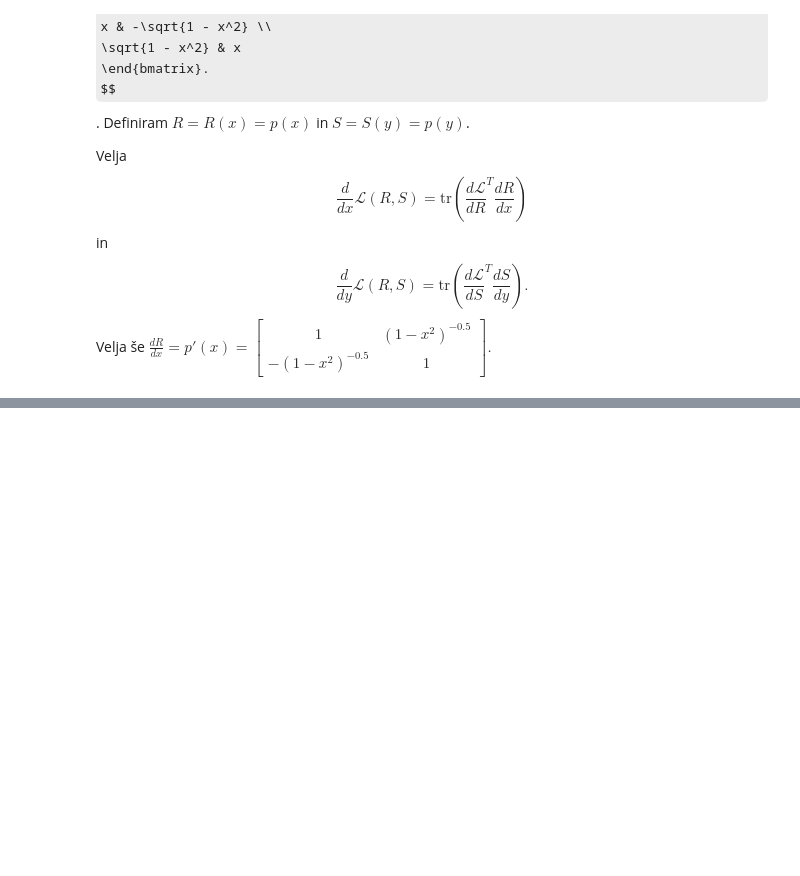
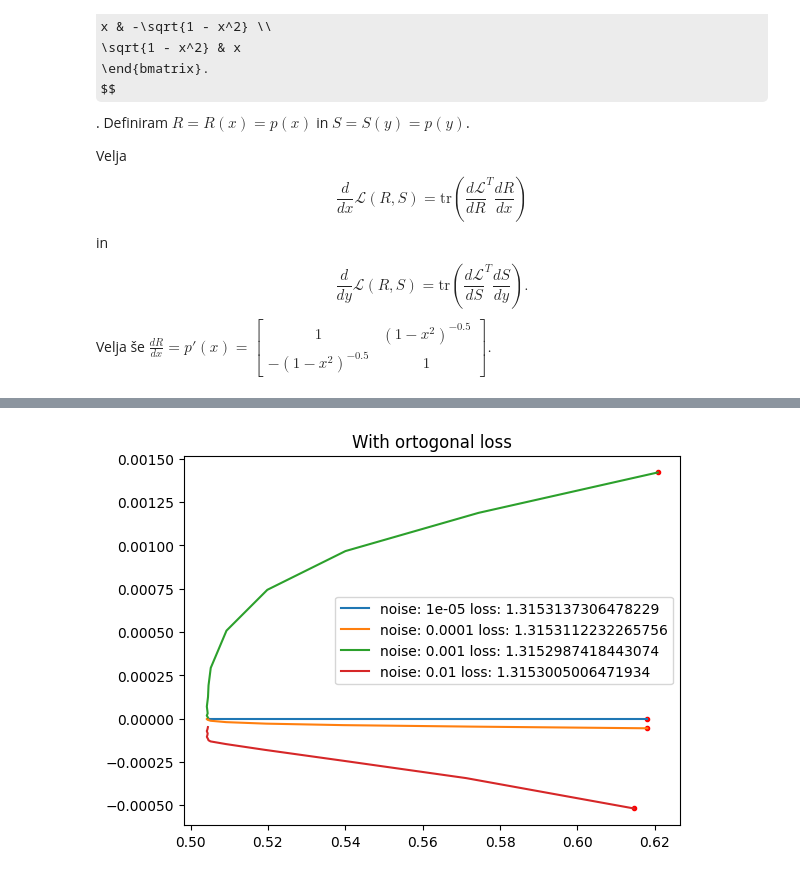
Before and after one commit to urhprimozic/gofi, a Jupyter notebook: src/ode/dihedral_groups.ipynb, the cells around one changed output, grey strips where cells are left out. Saved outputs shown, nothing was run; the diff lists cells and outputs as text; code cells hidden in the pictures; some formulas as TeX source; blank space fills up the shorter version.

Commit message:
ortogonal loss

```diff
--- a/src/ode/dihedral_groups.ipynb
+++ b/src/ode/dihedral_groups.ipynb
@@ -390,7 +454,7 @@ def dL_dx(x, y, n):
     """
     R = p(x)
     S = p(y)
-    dL_dR = d_Lrel_dR(R, S, n) + d_Lirr_dR(R, S, n)
+    dL_dR = d_Lrel_dR(R, S, n) + d_Lirr_dR(R, S, n) + d_Lunitary_dR(R)
     dR_dx = dp(x)
     return np.trace(dL_dR.transpose() @ dR_dx)
 
@@ -400,7 +464,7 @@ def dL_dy(x, y, n):
     """
     R = p(x)
     S = p(y)
-    dL_dR = d_Lrel_dS(R, S) + d_Lirr_dS(R, S, n)
+    dL_dR = d_Lrel_dS(R, S) + d_Lirr_dS(R, S, n) + d_Lunitary_dS(S)
     dS_dy = dp(y)
     return np.trace(dL_dR.transpose() @ dS_dy)
 # %%
@@ -433,7 +497,7 @@ def get_convergence_event_param(eps):
 import numpy as np
 from tqdm import tqdm
 # grid settings
-resolution = 50
+resolution = 10
 t_max = 2
 min_param = -0.9
 max_param = 0.9
@@ -504,0 +628,13 @@ plt.show()
+# %%
+n = 5
+S0 = np.array([[0,1],[1,0]])
+R0 = np.array([[np.cos(2*np.pi/5), -np.sin(2*np.pi/5)],
+               [np.sin(2*np.pi/5), np.cos(2*np.pi/5)]])
+
+S1 = np.array([[0,1],[1,0]])
+R1 = np.array([[np.cos(2*np.pi*2/5), -np.sin(2*np.pi*2/5)],
+               [np.sin(2*np.pi*2/5), np.cos(2*np.pi*2/5)]])
+
+ort = OrtogonalLoss(n, R0, S0)
+for (R, S) in [(R0, S0), (R1, S1)]:
+    print("loss : ", ort(R, S),"dR: ", ort.dR(R, S),"dS: ", ort.dS(R, S))
@@ -504,0 +652,74 @@ plt.show()
+# %%
+
+
+def neg_grad_with_ort(t, z):
+    R = np.reshape(z[:len(z)//2], (dim, dim))
+    S = np.reshape(z[len(z)//2:], (dim, dim))
+
+    dR = - d_Lrel_dR(R,S, n) - d_Lirr_dR(R,S, n) - d_Lunitary_dR(R) - ort.dR(R, S)
+    dS = - d_Lrel_dS(R, S) - d_Lirr_dS(R, S, n) - d_Lunitary_dS(S) - ort.dS(R, S)
+
+    dR = dR.flatten()
+    dS =  dS.flatten()
+    return np.concatenate((dR, dS), axis=None)
+def neg_grad(t, z):
+    R = np.reshape(z[:len(z)//2], (dim, dim))
+    S = np.reshape(z[len(z)//2:], (dim, dim))
+
+    dR = - d_Lrel_dR(R,S, n) - d_Lirr_dR(R,S, n) - d_Lunitary_dR(R)
+    dS = - d_Lrel_dS(R, S) - d_Lirr_dS(R, S, n) - d_Lunitary_dS(S)
+
+    dR = dR.flatten()
+    dS =  dS.flatten()
+    return np.concatenate((dR, dS), axis=None)
+
+sample_size = 4
+for i in range(sample_size):
+
+    P0 = np.concatenate((R0.flatten(), S0.flatten()), axis=None)
+    # add bigger and bigger noise
+    if i  > 0:
+        P0 += np.random.normal(0, 10**(i-1 - sample_size), size=(8))
+
+    # with ort -----------------------------------------------------------------
+    solution = solve_ivp(neg_grad_with_ort, (0, 1), P0,     events=get_convergence_event(0.001))
+
+    charR, charS = get_characters(solution.y)
+    plt.plot(charR[0], charS[0], 'ro', markersize=3)
+
+    R, S = get_matrices(solution.y, -1)
+    loss = Lirr(R, S, n) + Lrel(R,S,n) + Lunitary(R,S) + ort(R, S)
+
+    plt.plot(charR, charS,label="noise: "+ str(10**(i-1 - sample_size)) + " loss: " + str(loss))
+
+
+    # get R, S
+
+   # print(f"Loss of  {i}-th sample: ", "Irr: ",Lirr(R, S, n), "Rel: ", Lrel(R,S,n), "Unitary: ", Lunitary(R,S) ,"Ort: ", ort(R,S))
+plt.legend()
+plt.title("With ortogonal loss")
+plt.show()
+for i in range(sample_size):
+
+    P0 = np.concatenate((R0.flatten(), S0.flatten()), axis=None)
+    # add bigger and bigger noise
+    if i  > 0:
+        P0 += np.random.normal(0, 10**(i-1 - sample_size), size=(8))
+    solution = solve_ivp(neg_grad, (0, 1), P0,     events=get_convergence_event(0.001))
+
+    charR, charS = get_characters(solution.y)
+    plt.plot(charR[0], charS[0], 'ro', markersize=3)
+
+    R, S = get_matrices(solution.y, -1)
+    loss = Lirr(R, S, n) + Lrel(R,S,n) + Lunitary(R,S)
+
+    plt.plot(charR, charS,label="noise: "+  str(10**(i-1 - sample_size))+ " loss: " + str(loss))
+
+    # get R, S
+
+   # print(f"Loss of  {i}-th sample: ", "Irr: ",Lirr(R, S, n), "Rel: ", Lrel(R,S,n), "Unitary: ", Lunitary(R,S) ,"Ort: ", ort(R,S))
+plt.legend()
+plt.title("Without ortogonal loss")
+plt.show()
+# %% [output]
+[figure, added]
```
Also changed, not shown: parts of 23 cells of this notebook, 15 other files.
